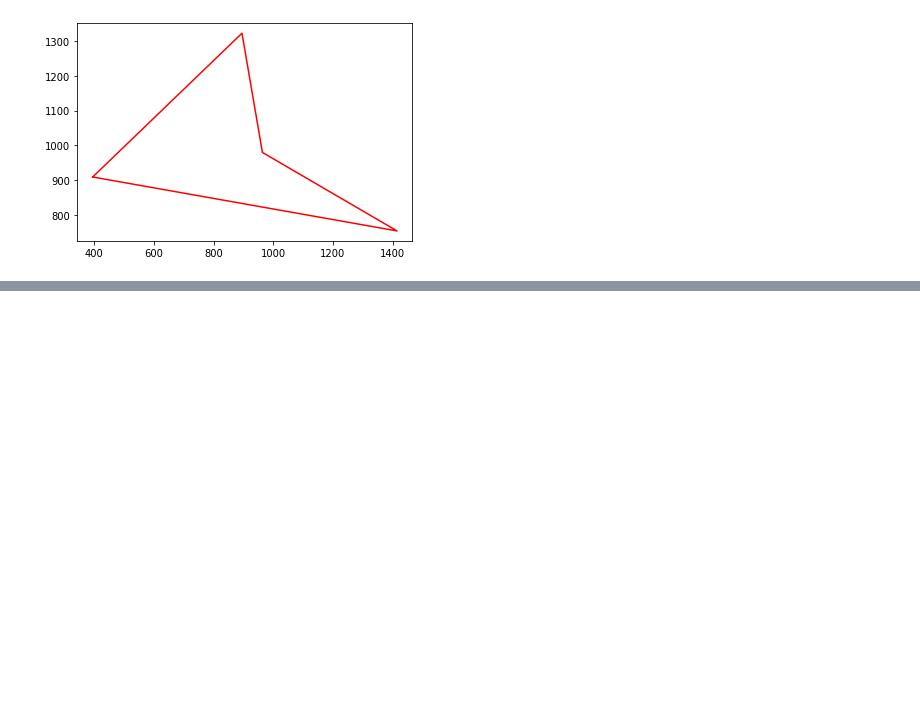
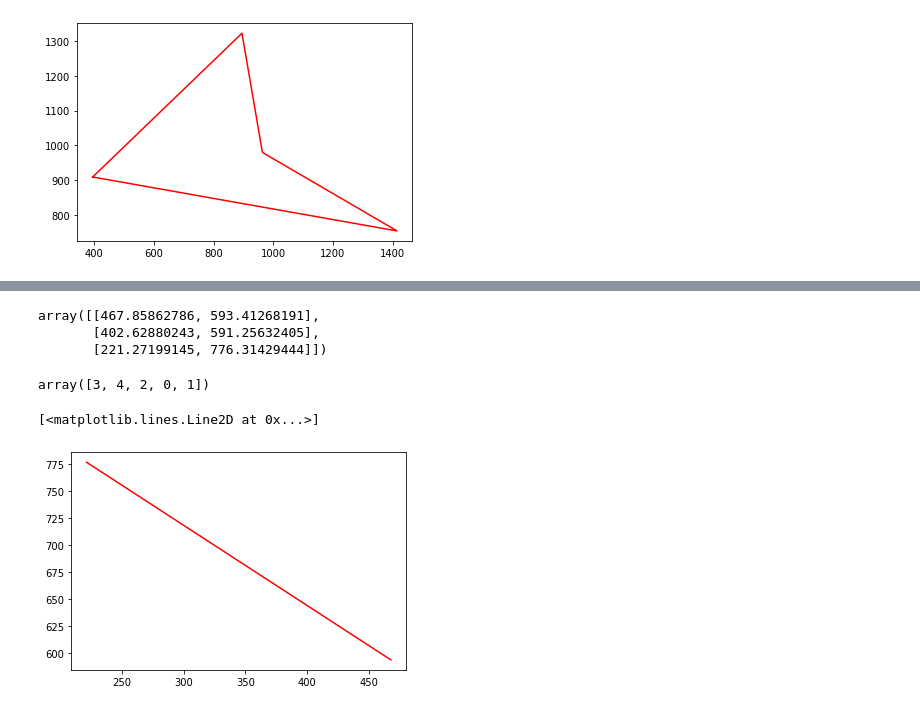
Before and after one commit to scuervo91/volumetricspy, a Jupyter notebook: docs/examples/3-Points/points.ipynb, the cells around one changed output, grey strips where cells are left out. Drawn from its saved outputs; the diff is of its cells as text; code cells hidden in the pictures; blank space fills up the shorter version.

```diff
--- a/docs/examples/3-Points/points.ipynb
+++ b/docs/examples/3-Points/points.ipynb
@@ -136,0 +166,3 @@ plt.plot(sev[:,0],sev[:,1],'r')
+# %%
+r = Voronoi(df1[['x','y']].values).ridge_points
+np.array(r)
@@ -136,0 +177,17 @@ plt.plot(sev[:,0],sev[:,1],'r')
+# %%
+v = Voronoi(df1[['x','y']].values).vertices
+v
+# %% [output]
+array([[467.85862786, 593.41268191],
+       [402.62880243, 591.25632405],
+       [221.27199145, 776.31429444]])
+# %%
+v = Voronoi(df1[['x','y']].values).point_region
+v
+# %% [output]
+array([3, 4, 2, 0, 1])
+# %%
+plt.plot(v[r[],0],v[r[2],1],'r')
+# %% [output]
+[<matplotlib.lines.Line2D at 0x...>]
+[figure, added]
```
Also changed, not shown: parts of 6 cells of this notebook, 4 other files.
